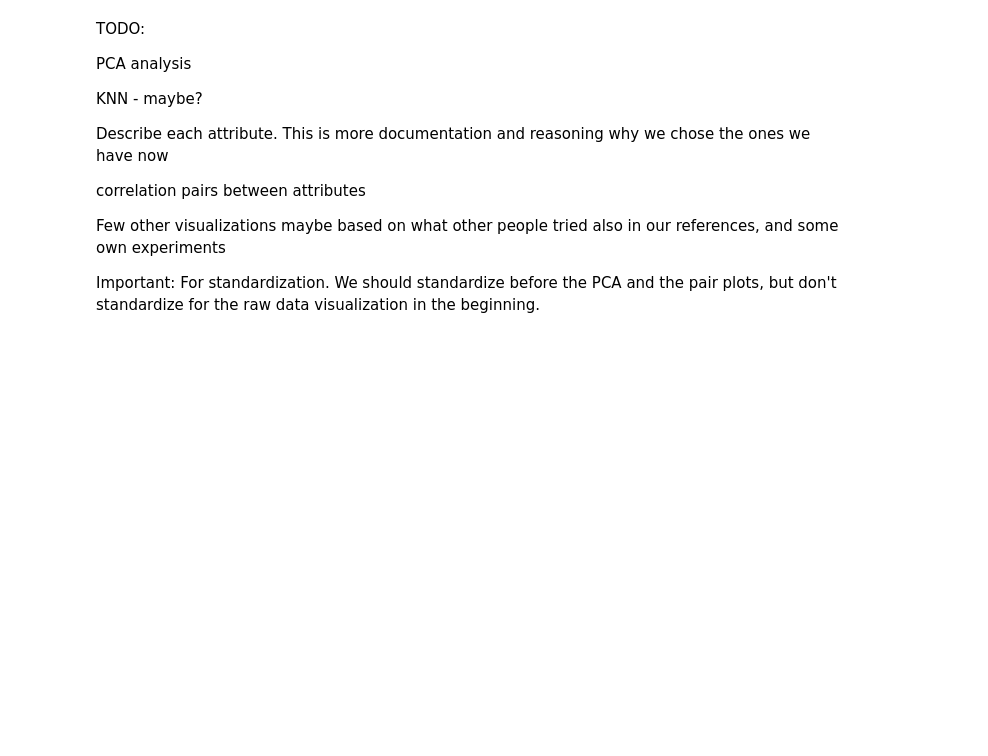
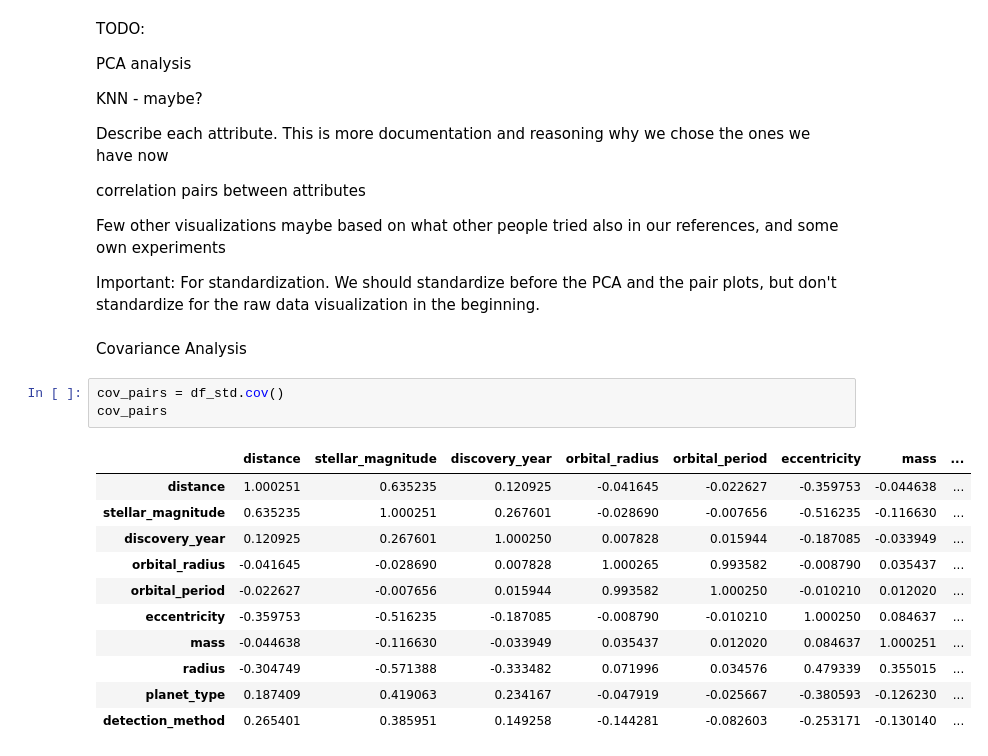
Before and after one commit to lelegod/ml_project, a Jupyter notebook: project1.ipynb, the cells around one changed output. Cells and saved outputs as stored; diff of their text form; blank space fills up the shorter version.

```diff
--- a/project1.ipynb
+++ b/project1.ipynb
@@ -199,3 +199,20 @@ Few other visualizations maybe based on what other people tried also in our refe
 
 
 Important: For standardization. We should standardize before the PCA and the pair plots, but don't standardize for the raw data visualization in the beginning.
+# %% [markdown]
+Covariance Analysis
+# %%
+cov_pairs = df_std.cov()
+cov_pairs
+# %% [output]
+|  | distance | stellar_magnitude | discovery_year | orbital_radius | orbital_period | eccentricity | mass | ... |
+| distance | 1.000251 | 0.635235 | 0.120925 | -0.041645 | -0.022627 | -0.359753 | -0.044638 | ... |
+| stellar_magnitude | 0.635235 | 1.000251 | 0.267601 | -0.028690 | -0.007656 | -0.516235 | -0.116630 | ... |
+| discovery_year | 0.120925 | 0.267601 | 1.000250 | 0.007828 | 0.015944 | -0.187085 | -0.033949 | ... |
+| orbital_radius | -0.041645 | -0.028690 | 0.007828 | 1.000265 | 0.993582 | -0.008790 | 0.035437 | ... |
+| orbital_period | -0.022627 | -0.007656 | 0.015944 | 0.993582 | 1.000250 | -0.010210 | 0.012020 | ... |
+| eccentricity | -0.359753 | -0.516235 | -0.187085 | -0.008790 | -0.010210 | 1.000250 | 0.084637 | ... |
+| mass | -0.044638 | -0.116630 | -0.033949 | 0.035437 | 0.012020 | 0.084637 | 1.000251 | ... |
+| radius | -0.304749 | -0.571388 | -0.333482 | 0.071996 | 0.034576 | 0.479339 | 0.355015 | ... |
+| planet_type | 0.187409 | 0.419063 | 0.234167 | -0.047919 | -0.025667 | -0.380593 | -0.126230 | ... |
+| detection_method | 0.265401 | 0.385951 | 0.149258 | -0.144281 | -0.082603 | -0.253171 | -0.130140 | ... |
```
Also changed, not shown: parts of 6 cells of this notebook.
